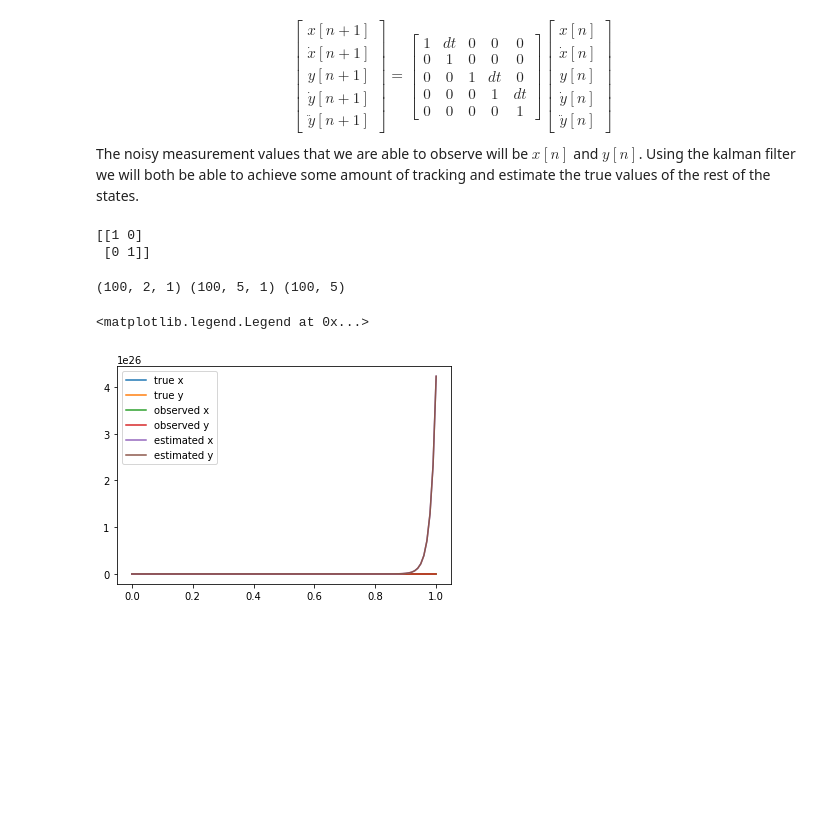
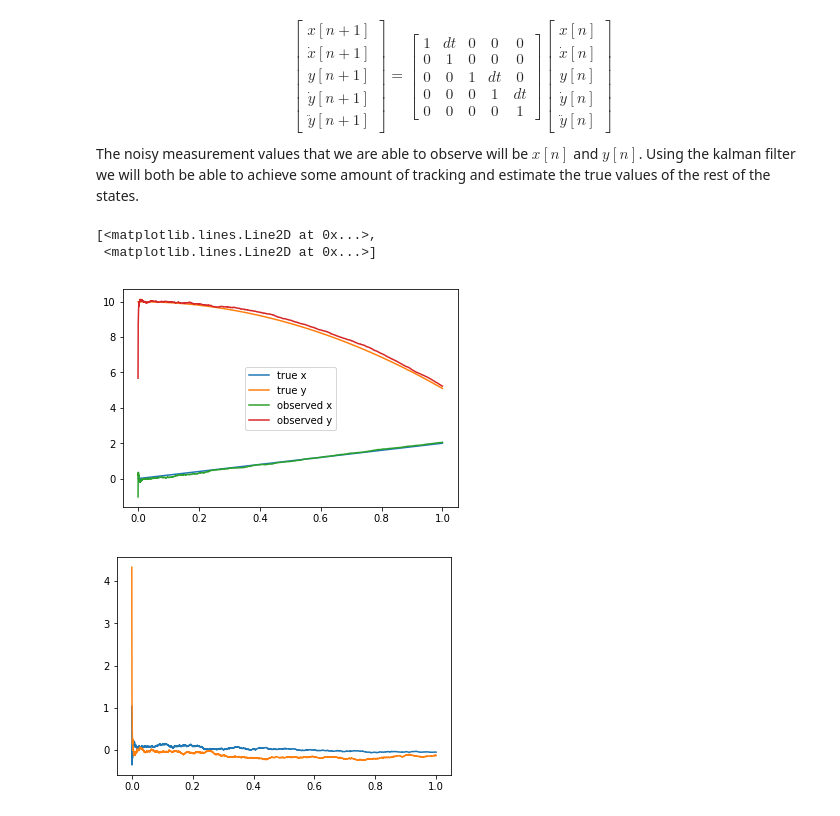
Before and after one commit to samnewhook/neural-kalman-filter, a Jupyter notebook: Newhook_Term_Project.ipynb, the cells around one changed output. Cells and saved outputs as stored; diff of their text form; code cells hidden in the pictures; blank space fills up the shorter version.

Commit message:
Kalman filter standard version working

```diff
--- a/Newhook_Term_Project.ipynb
+++ b/Newhook_Term_Project.ipynb
@@ -73,52 +104,50 @@ def kalman_filter_course(x_hat, next_y, dt):
 # %%
 t_length = 1
-num_samples = 100
+num_samples = 5000
 t_space = np.linspace(0, t_length, num=num_samples)
 dt = t_length / num_samples
-
+P_prev = np.eye(5)
 # Create Random Noise
 noise_mean = 0
 noise_std = 1
 random_noise = np.random.normal(noise_mean, noise_std, (num_samples, 2, 1))
+random_state_noise = np.random.normal(noise_mean, 0, (num_samples, 5, 1))
 
 # Initialize state and output recorders
-state_recorder = np.array([[[0], [2], [10], [0], [-9.81]]])
+state_recorder = np.array([[[0], [2], [10], [0], [-9.81]] + random_state_noise[0]])
 output_recorder = np.array([output_from_state(state_recorder[0]) + random_noise[0]])
-prediction_recorder = np.array([kalman_filter(np.array([[0, 0, 0, 0, 0]]).T, output_recorder[0], dt)])
+prediction_recorder, P_prev = kalman_filter(np.array([[0, 0, 0, 0, 0]]).T, output_recorder[0], dt, P_prev)
+prediction_recorder = np.array([prediction_recorder])
 
 # Initialize next state and next output
-next_state = [system_dynamics(state_recorder[0], dt)]
+next_state = [system_dynamics(state_recorder[0], dt) + random_state_noise[1]]
 next_output = [output_from_state(next_state[0]) + random_noise[1]]
-next_estimate = [kalman_filter(prediction_recorder[0], next_output[0], dt)]
+next_estimate, P_prev = kalman_filter(prediction_recorder[0], next_output[0], dt, P_prev)
+next_estimate = [next_estimate]
 
 state_recorder = np.append(state_recorder, next_state, axis=0)
 output_recorder = np.append(output_recorder, next_output, axis=0)
 prediction_recorder = np.append(prediction_recorder, next_estimate, axis=0)
 
-for _, (t, rand_n) in enumerate(zip(t_space[2:], random_noise[2:, :])):
-    next_state = [system_dynamics(next_state[0], dt)]
+for _, (t, rand_n, rand_state_n) in enumerate(zip(t_space[2:], random_noise[2:, :], random_state_noise[2:, :])):
+    next_state = [system_dynamics(next_state[0], dt) + rand_state_n]
     next_output = [output_from_state(next_state[0]) + rand_n]
-    next_estimate = [kalman_filter(next_estimate[0], next_output[0], dt)]
+    next_estimate, P_prev = kalman_filter(next_estimate[0], next_output[0], dt, P_prev)
+    next_estimate = [next_estimate]
 
     state_recorder = np.append(state_recorder, next_state, axis=0)
     output_recorder = np.append(output_recorder, next_output, axis=0)
     prediction_recorder = np.append(prediction_recorder, next_estimate, axis=0)
-# %%
-Cdd = np.array([[1, 0, 0, 0, 0], [0, 0, 1, 0, 0]])
-print(Cdd @ Cdd.T)
-# %% [output]
-[[1 0]
- [0 1]]
-# %%
-print(output_recorder.shape, prediction_recorder.shape, np.squeeze(state_recorder).shape)
-# %% [output]
-(100, 2, 1) (100, 5, 1) (100, 5)
 # %%
 plt.figure()
 plt.plot(t_space, np.squeeze(state_recorder[:, [0, 2]]))
-plt.plot(t_space, np.squeeze(output_recorder))
+#plt.plot(t_space, np.squeeze(output_recorder))
 plt.plot(t_space, np.squeeze(prediction_recorder[:, [0, 2]]))
 plt.legend(['true x', 'true y', 'observed x', 'observed y', 'estimated x', 'estimated y'])
+plt.figure()
+plt.plot(t_space, np.squeeze(state_recorder[:, [0, 2]]) - np.squeeze(prediction_recorder[:, [0, 2]]))
 # %% [output]
-<matplotlib.legend.Legend at 0x...>
+[<matplotlib.lines.Line2D at 0x...>,
+ <matplotlib.lines.Line2D at 0x...>]
-[figure, old version]
+[figure, new version]
+[figure, added]
```
Also changed, not shown: parts of 1 cell of this notebook.
